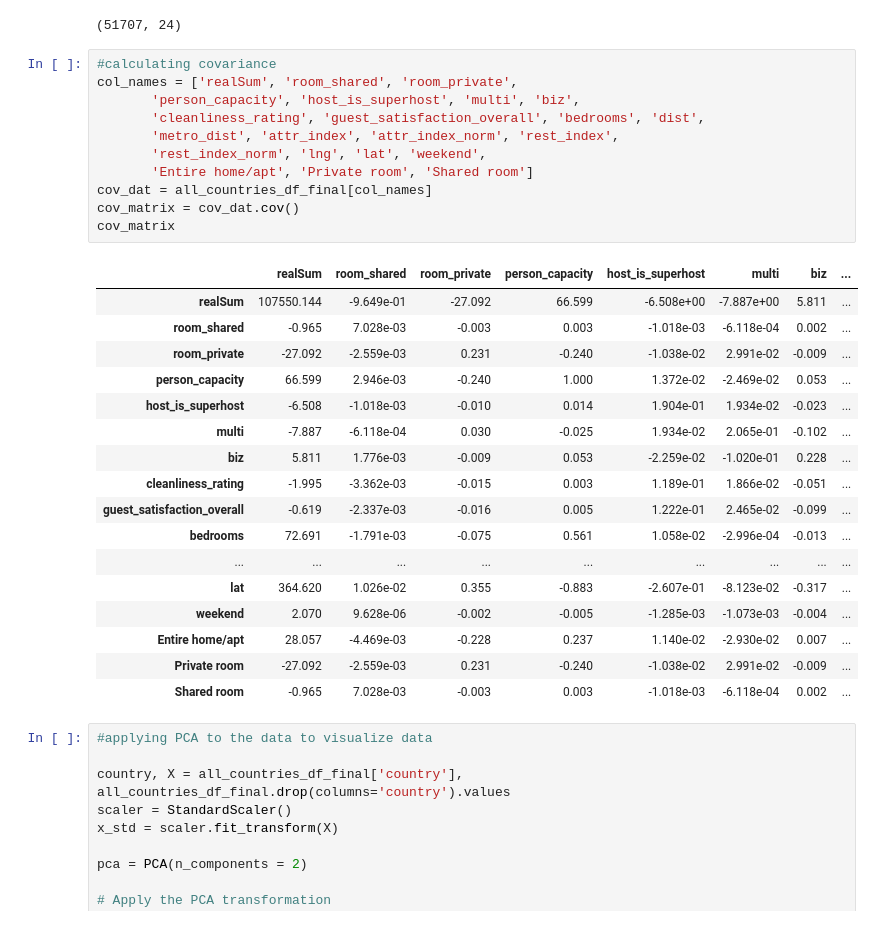
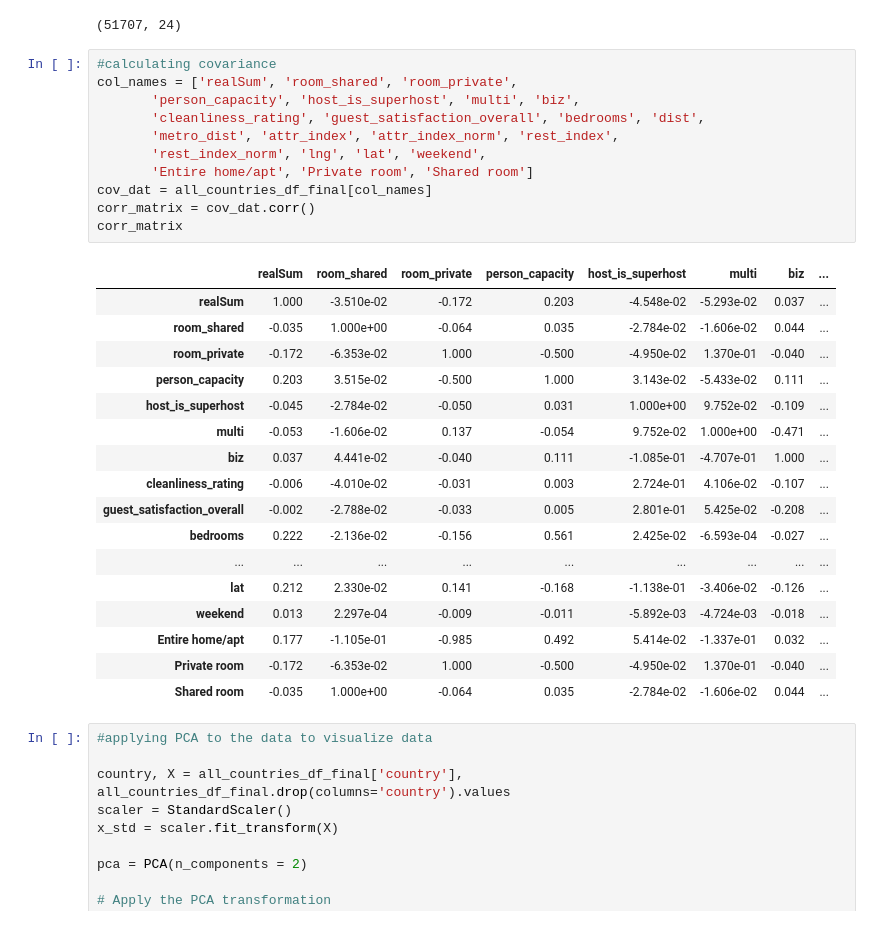
Before and after one commit to didiii-e/cs109a_final, a Jupyter notebook: final_proj_work.ipynb, the cells around one changed output. Drawn from its saved outputs; the diff is of its cells as text.

```diff
--- a/final_proj_work.ipynb
+++ b/final_proj_work.ipynb
@@ -98,32 +98,32 @@ all_countries_df_final.shape
 # %%
 #calculating covariance
 col_names = ['realSum', 'room_shared', 'room_private',
        'person_capacity', 'host_is_superhost', 'multi', 'biz',
        'cleanliness_rating', 'guest_satisfaction_overall', 'bedrooms', 'dist',
        'metro_dist', 'attr_index', 'attr_index_norm', 'rest_index',
        'rest_index_norm', 'lng', 'lat', 'weekend',
        'Entire home/apt', 'Private room', 'Shared room']
 cov_dat = all_countries_df_final[col_names]
-cov_matrix = cov_dat.cov()
-cov_matrix
+corr_matrix = cov_dat.corr()
+corr_matrix
 # %% [output]
 |  | realSum | room_shared | room_private | person_capacity | host_is_superhost | multi | biz | ... |
-| realSum | 107550.144 | -9.649e-01 | -27.092 | 66.599 | -6.508e+00 | -7.887e+00 | 5.811 | ... |
-| room_shared | -0.965 | 7.028e-03 | -0.003 | 0.003 | -1.018e-03 | -6.118e-04 | 0.002 | ... |
-| room_private | -27.092 | -2.559e-03 | 0.231 | -0.240 | -1.038e-02 | 2.991e-02 | -0.009 | ... |
-| person_capacity | 66.599 | 2.946e-03 | -0.240 | 1.000 | 1.372e-02 | -2.469e-02 | 0.053 | ... |
-| host_is_superhost | -6.508 | -1.018e-03 | -0.010 | 0.014 | 1.904e-01 | 1.934e-02 | -0.023 | ... |
-| multi | -7.887 | -6.118e-04 | 0.030 | -0.025 | 1.934e-02 | 2.065e-01 | -0.102 | ... |
-| biz | 5.811 | 1.776e-03 | -0.009 | 0.053 | -2.259e-02 | -1.020e-01 | 0.228 | ... |
-| cleanliness_rating | -1.995 | -3.362e-03 | -0.015 | 0.003 | 1.189e-01 | 1.866e-02 | -0.051 | ... |
-| guest_satisfaction_overall | -0.619 | -2.337e-03 | -0.016 | 0.005 | 1.222e-01 | 2.465e-02 | -0.099 | ... |
-| bedrooms | 72.691 | -1.791e-03 | -0.075 | 0.561 | 1.058e-02 | -2.996e-04 | -0.013 | ... |
+| realSum | 1.000 | -3.510e-02 | -0.172 | 0.203 | -4.548e-02 | -5.293e-02 | 0.037 | ... |
+| room_shared | -0.035 | 1.000e+00 | -0.064 | 0.035 | -2.784e-02 | -1.606e-02 | 0.044 | ... |
+| room_private | -0.172 | -6.353e-02 | 1.000 | -0.500 | -4.950e-02 | 1.370e-01 | -0.040 | ... |
+| person_capacity | 0.203 | 3.515e-02 | -0.500 | 1.000 | 3.143e-02 | -5.433e-02 | 0.111 | ... |
+| host_is_superhost | -0.045 | -2.784e-02 | -0.050 | 0.031 | 1.000e+00 | 9.752e-02 | -0.109 | ... |
+| multi | -0.053 | -1.606e-02 | 0.137 | -0.054 | 9.752e-02 | 1.000e+00 | -0.471 | ... |
+| biz | 0.037 | 4.441e-02 | -0.040 | 0.111 | -1.085e-01 | -4.707e-01 | 1.000 | ... |
+| cleanliness_rating | -0.006 | -4.010e-02 | -0.031 | 0.003 | 2.724e-01 | 4.106e-02 | -0.107 | ... |
+| guest_satisfaction_overall | -0.002 | -2.788e-02 | -0.033 | 0.005 | 2.801e-01 | 5.425e-02 | -0.208 | ... |
+| bedrooms | 0.222 | -2.136e-02 | -0.156 | 0.561 | 2.425e-02 | -6.593e-04 | -0.027 | ... |
 | ... | ... | ... | ... | ... | ... | ... | ... | ... |
-| lat | 364.620 | 1.026e-02 | 0.355 | -0.883 | -2.607e-01 | -8.123e-02 | -0.317 | ... |
-| weekend | 2.070 | 9.628e-06 | -0.002 | -0.005 | -1.285e-03 | -1.073e-03 | -0.004 | ... |
-| Entire home/apt | 28.057 | -4.469e-03 | -0.228 | 0.237 | 1.140e-02 | -2.930e-02 | 0.007 | ... |
-| Private room | -27.092 | -2.559e-03 | 0.231 | -0.240 | -1.038e-02 | 2.991e-02 | -0.009 | ... |
-| Shared room | -0.965 | 7.028e-03 | -0.003 | 0.003 | -1.018e-03 | -6.118e-04 | 0.002 | ... |
+| lat | 0.212 | 2.330e-02 | 0.141 | -0.168 | -1.138e-01 | -3.406e-02 | -0.126 | ... |
+| weekend | 0.013 | 2.297e-04 | -0.009 | -0.011 | -5.892e-03 | -4.724e-03 | -0.018 | ... |
+| Entire home/apt | 0.177 | -1.105e-01 | -0.985 | 0.492 | 5.414e-02 | -1.337e-01 | 0.032 | ... |
+| Private room | -0.172 | -6.353e-02 | 1.000 | -0.500 | -4.950e-02 | 1.370e-01 | -0.040 | ... |
+| Shared room | -0.035 | 1.000e+00 | -0.064 | 0.035 | -2.784e-02 | -1.606e-02 | 0.044 | ... |
 # %%
 #applying PCA to the data to visualize data
 
```
